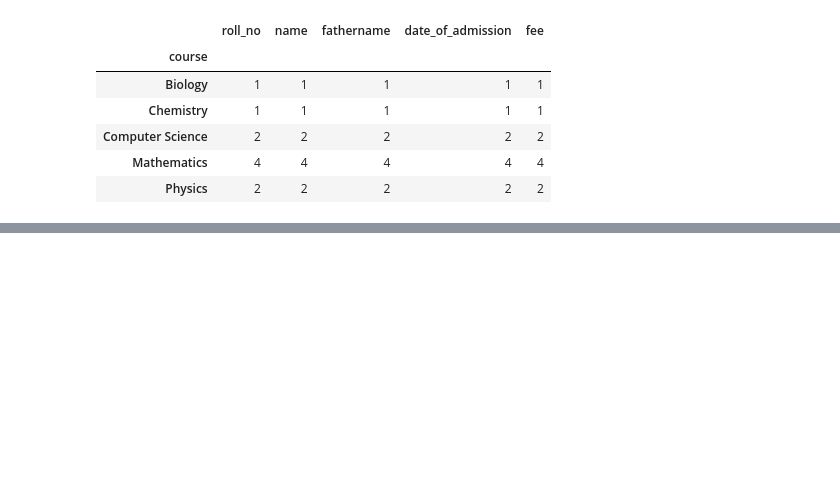
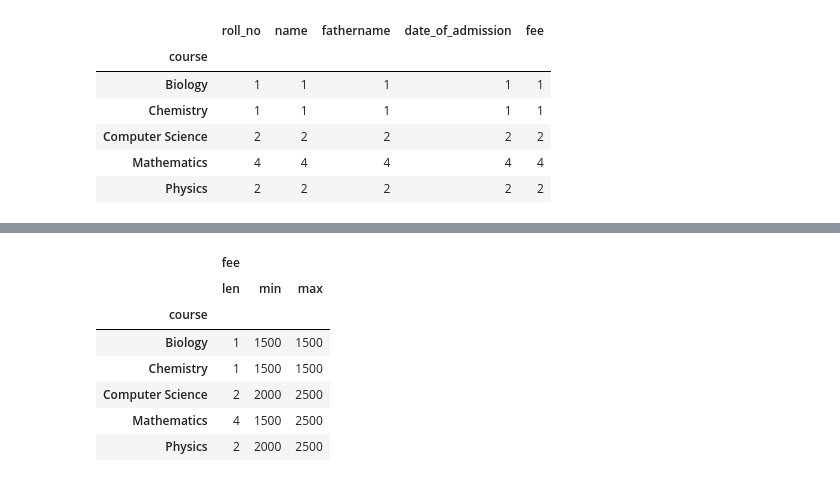
Before and after one commit to Shafqatsarwar/Python-classes, a Jupyter notebook: class19-filter-groupby-visualisation/class19-groupby.ipynb, the cells around one changed output, grey strips where cells are left out. Saved outputs shown, nothing was run; the diff lists cells and outputs as text; code cells hidden in the pictures; blank space fills up the shorter version.

```diff
--- a/class19-filter-groupby-visualisation/class19-groupby.ipynb
+++ b/class19-filter-groupby-visualisation/class19-groupby.ipynb
@@ -298,0 +253,11 @@ student_df.groupby(['course']).aggregate('count')
+# %%
+student_df.groupby(['course'])[['fee']].aggregate([len, min, max])
+# %% [output]
+|  | fee |  |  |
+|  | len | min | max |
+| course |  |  |  |
+| Biology | 1 | 1500 | 1500 |
+| Chemistry | 1 | 1500 | 1500 |
+| Computer Science | 2 | 2000 | 2500 |
+| Mathematics | 4 | 1500 | 2500 |
+| Physics | 2 | 2000 | 2500 |
```
Also changed, not shown: parts of 6 cells of this notebook, 2 other files.
